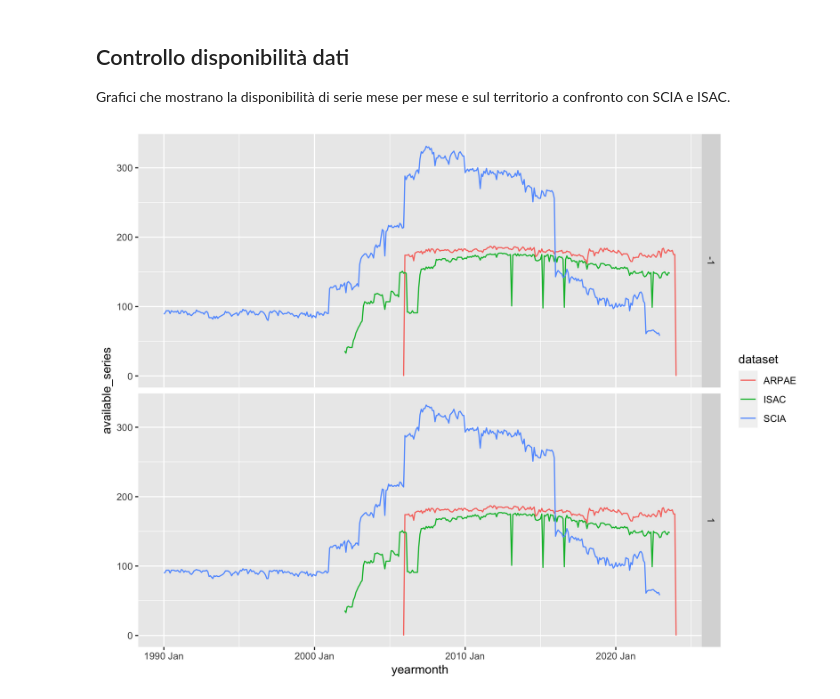
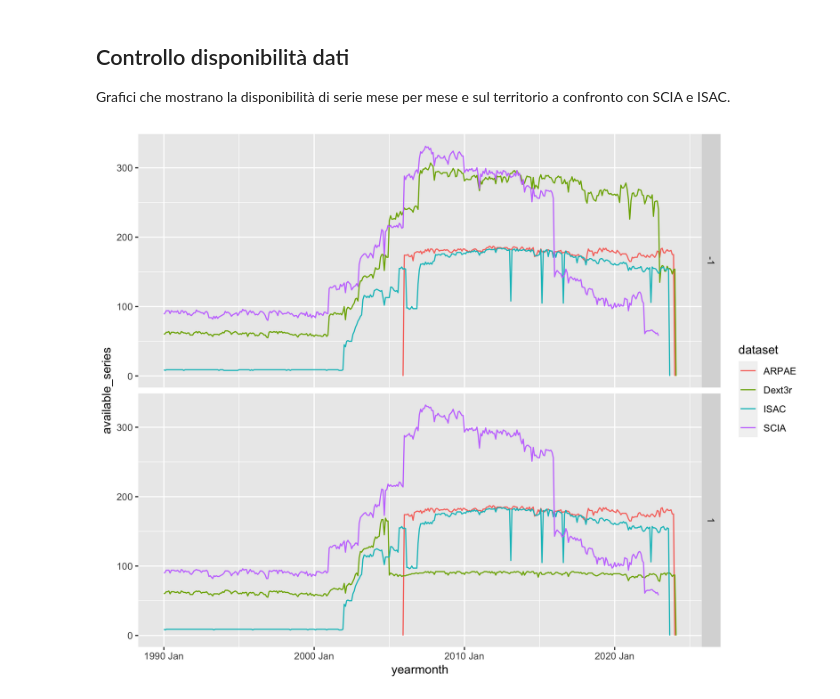
Before and after one commit to dnstudent/TesiMag, a Jupyter notebook: notebooks/integrazioni_regionali/emilia-romagna/data_load.ipynb, the cells around one changed output. Saved outputs shown, nothing was run; the diff lists cells and outputs as text; code cells hidden in the pictures.

Commit message:
Added Dext3r

```diff
--- a/notebooks/integrazioni_regionali/emilia-romagna/data_load.ipynb
+++ b/notebooks/integrazioni_regionali/emilia-romagna/data_load.ipynb
@@ -89,14 +100,14 @@ A matrix: 2 x 7 of type dbl
 Grafici che mostrano la disponibilità di serie mese per mese e sul territorio a confronto con SCIA e ISAC.
 # %%
 conn <- conns$data
-stations <- query_checkpoint_meta(c(dataset, "SCIA", "ISAC"), "raw", conn) |> filter(state == "Emilia-Romagna")
-state_data <- query_checkpoint_data(c(dataset, "SCIA", "ISAC"), "raw", conn) |>
+stations <- query_checkpoint_meta(c(dataset, "Dext3r", "SCIA", "ISAC"), "raw", conn) |> filter(state == "Emilia-Romagna")
+state_data <- query_checkpoint_data(c(dataset, "Dext3r", "SCIA", "ISAC"), "raw", conn) |>
     filter(date >= as.Date("1990-01-01")) |>
     semi_join(stations, join_by(dataset, sensor_key))
 c(p, ymonthly_avail) %<-% ymonthly_availabilities(state_data)
 p + facet_grid(variable ~ .)
 # %% [output]
-[figure, old version]
+[figure, new version]
 # %%
 c(p, climats) %<-% spatial_availabilities(ymonthly_avail, stations |> filter(dataset != "ISAC"), state_boundaries)
 p
```
Also changed, not shown: parts of 5 cells of this notebook, 1 other file.
